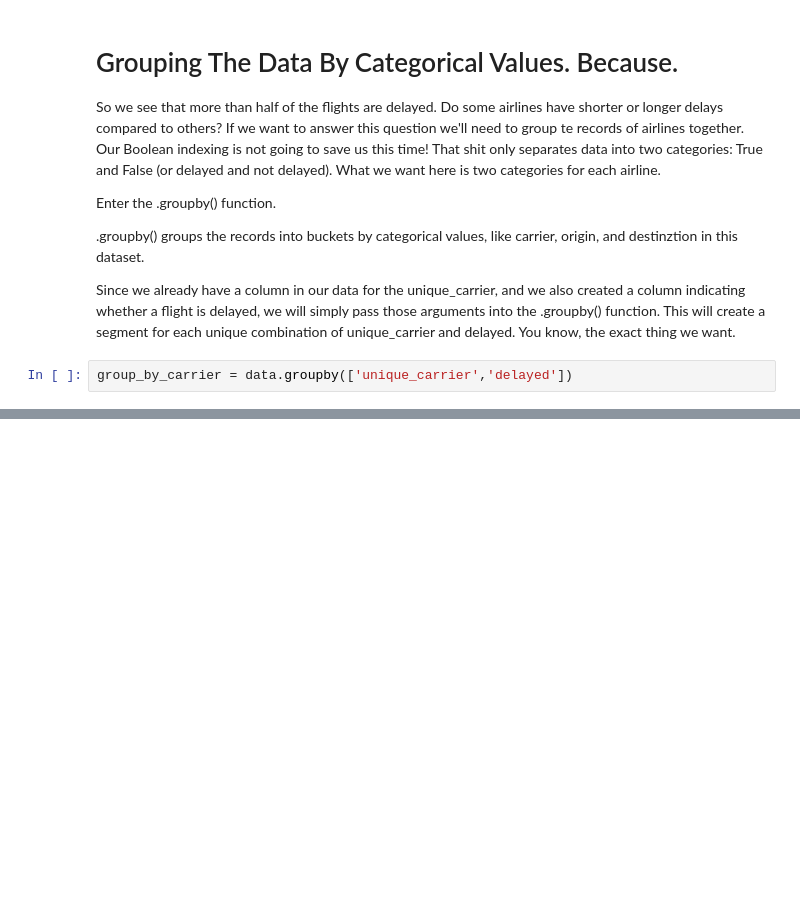
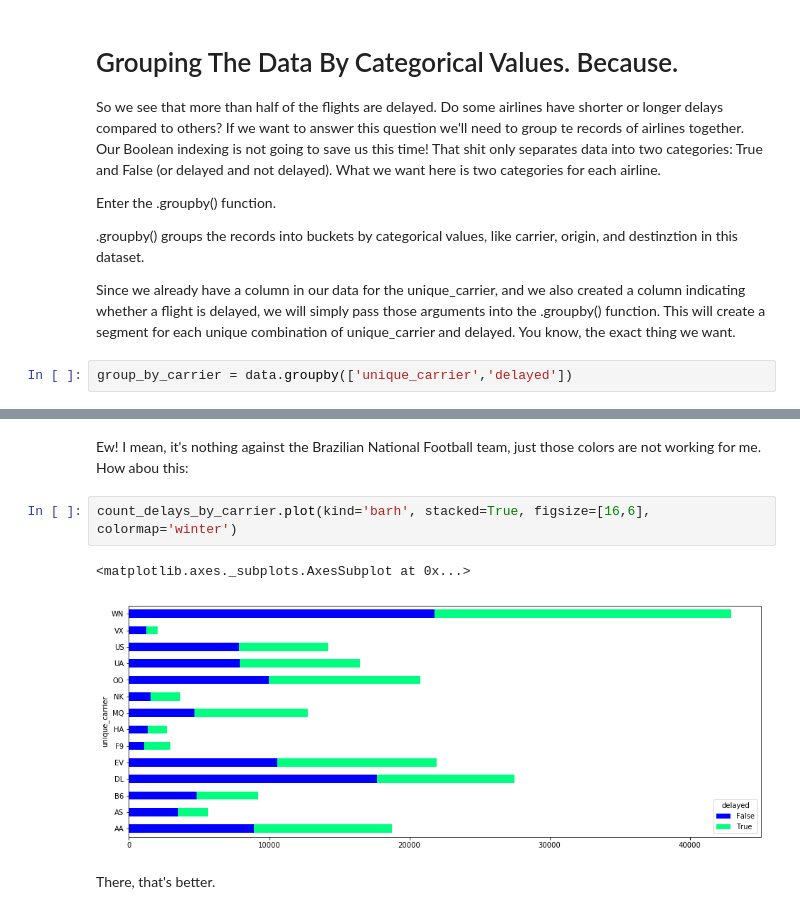
Before and after one commit to nellac77/gitfunkhouse, a Jupyter notebook: mode/Python Basics.ipynb, the cells around one changed output, grey strips where cells are left out. Drawn from its saved outputs; the diff is of its cells as text; blank space fills up the shorter version.

```diff
--- a/mode/Python Basics.ipynb
+++ b/mode/Python Basics.ipynb
@@ -1344,0 +1429,9 @@ group_by_carrier = data.groupby(['unique_carrier','delayed'])
+# %% [markdown]
+Ew! I mean, it's nothing against the Brazilian National Football team, just those colors are not working for me. How abou this:
+# %%
+count_delays_by_carrier.plot(kind='barh', stacked=True, figsize=[16,6], colormap='winter')
+# %% [output]
+<matplotlib.axes._subplots.AxesSubplot at 0x...>
+[figure, added]
+# %% [markdown]
+There, that's better.
```
Also changed, not shown: parts of 39 cells of this notebook.
